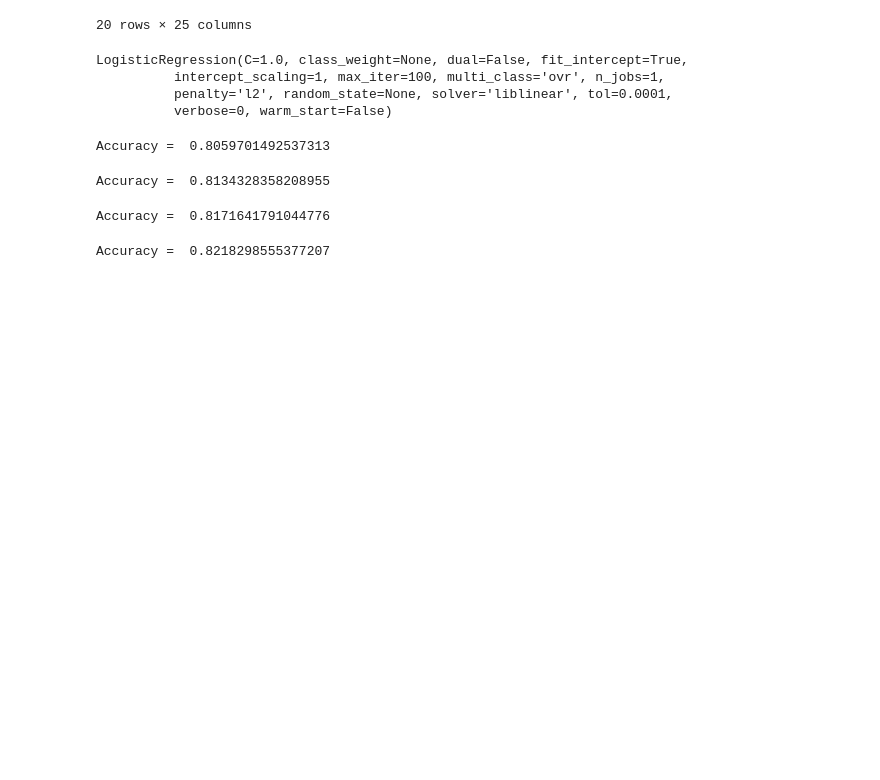
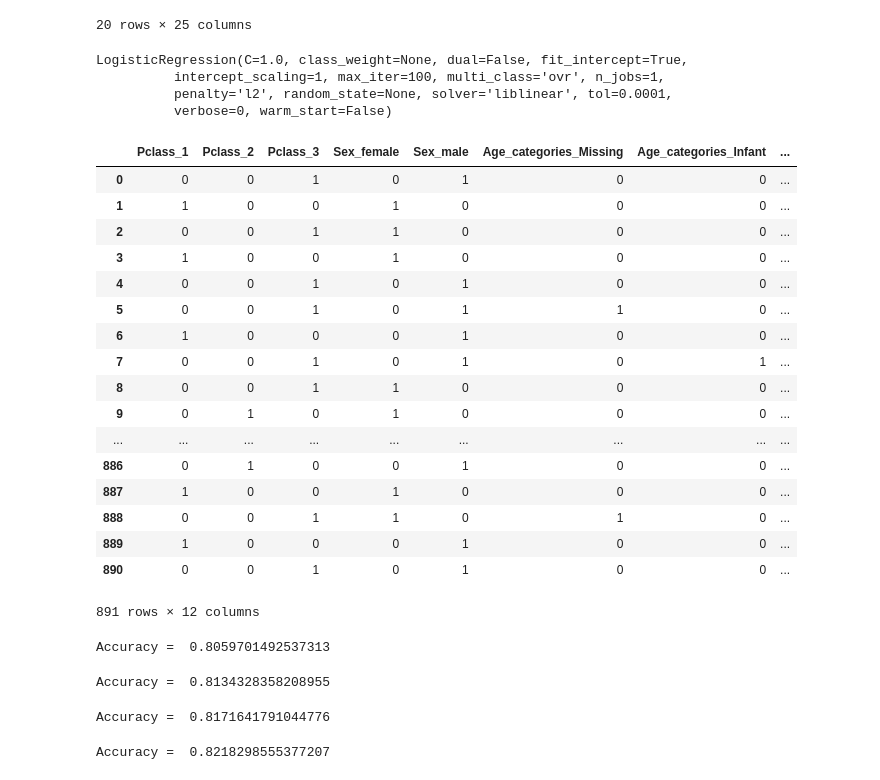
Before and after one commit to PL1N/Titanic-Dataset, a Jupyter notebook: TitanicDatasetSolve.ipynb, the cells around one changed output. Cells and saved outputs as stored; diff of their text form; code cells hidden in the pictures; blank space fills up the shorter version.

```diff
--- a/TitanicDatasetSolve.ipynb
+++ b/TitanicDatasetSolve.ipynb
@@ -190,11 +246,31 @@ LogisticRegression(C=1.0, class_weight=None, dual=False, fit_intercept=True,
 # %%
 from sklearn.model_selection import train_test_split
 
 all_X = train_data[columns]
 all_Y = train_data["Survived"]
 
 train_X, test_X, train_y, test_y = train_test_split(
     all_X, all_Y, test_size=0.30,random_state=0)
+all_X
+# %% [output]
+|  | Pclass_1 | Pclass_2 | Pclass_3 | Sex_female | Sex_male | Age_categories_Missing | Age_categories_Infant | ... |
+| 0 | 0 | 0 | 1 | 0 | 1 | 0 | 0 | ... |
+| 1 | 1 | 0 | 0 | 1 | 0 | 0 | 0 | ... |
+| 2 | 0 | 0 | 1 | 1 | 0 | 0 | 0 | ... |
+| 3 | 1 | 0 | 0 | 1 | 0 | 0 | 0 | ... |
+| 4 | 0 | 0 | 1 | 0 | 1 | 0 | 0 | ... |
+| 5 | 0 | 0 | 1 | 0 | 1 | 1 | 0 | ... |
+| 6 | 1 | 0 | 0 | 0 | 1 | 0 | 0 | ... |
+| 7 | 0 | 0 | 1 | 0 | 1 | 0 | 1 | ... |
+| 8 | 0 | 0 | 1 | 1 | 0 | 0 | 0 | ... |
+| 9 | 0 | 1 | 0 | 1 | 0 | 0 | 0 | ... |
+| ... | ... | ... | ... | ... | ... | ... | ... | ... |
+| 886 | 0 | 1 | 0 | 0 | 1 | 0 | 0 | ... |
+| 887 | 1 | 0 | 0 | 1 | 0 | 0 | 0 | ... |
+| 888 | 0 | 0 | 1 | 1 | 0 | 1 | 0 | ... |
+| 889 | 1 | 0 | 0 | 0 | 1 | 0 | 0 | ... |
+| 890 | 0 | 0 | 1 | 0 | 1 | 0 | 0 | ... |
+891 rows × 12 columns
 # %%
 #Logistic Regression
 from sklearn.metrics import accuracy_score
```
Also changed, not shown: parts of 7 cells of this notebook.
